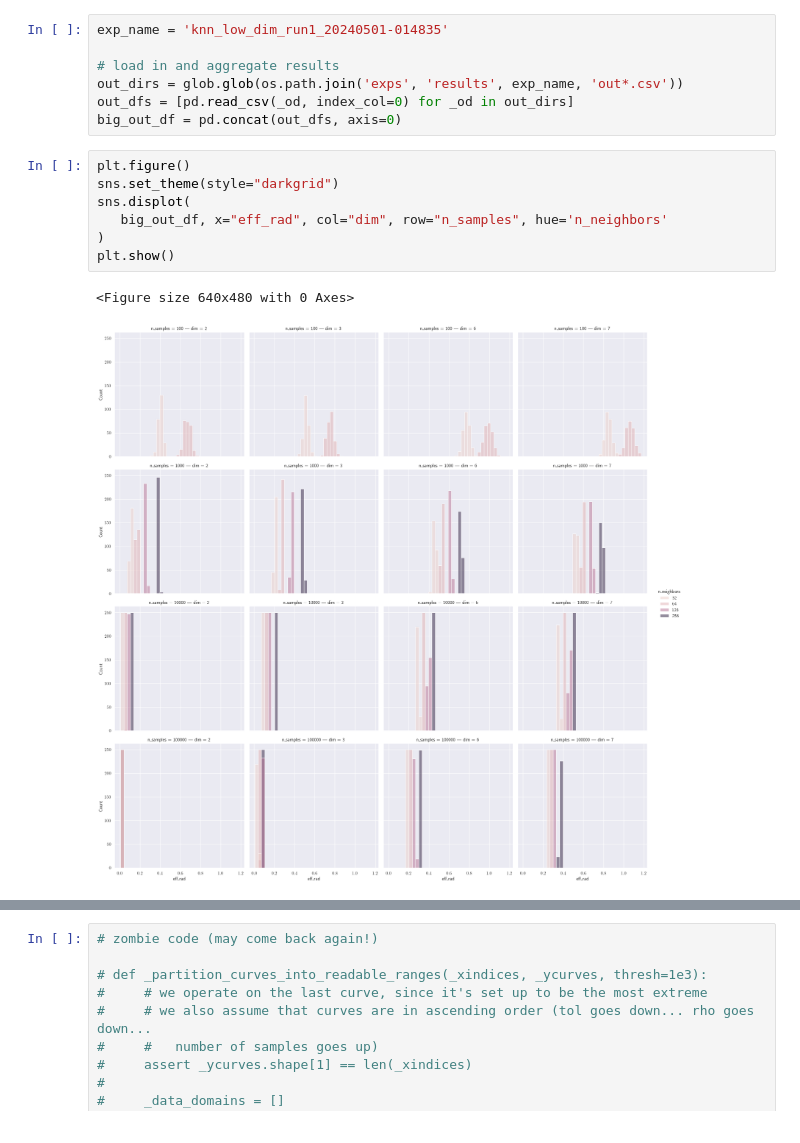
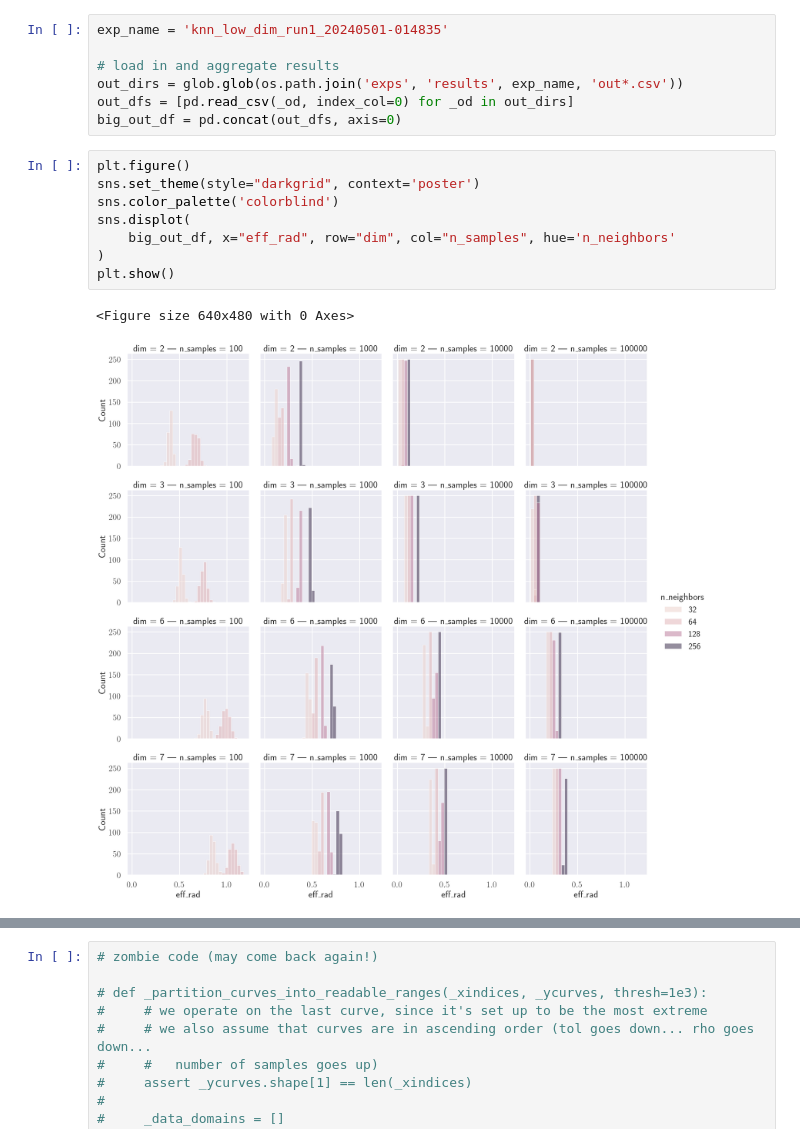
Before and after one commit to robustrobotics/nonasymptotic-mp, a Jupyter notebook: notebooks/designing_tractable_experiments.ipynb, the cells around one changed output, grey strips where cells are left out. Saved outputs shown, nothing was run; the diff lists cells and outputs as text.

```diff
--- a/notebooks/designing_tractable_experiments.ipynb
+++ b/notebooks/designing_tractable_experiments.ipynb
@@ -211,14 +213,15 @@ out_dfs = [pd.read_csv(_od, index_col=0) for _od in out_dirs]
 big_out_df = pd.concat(out_dfs, axis=0)
 # %%
 plt.figure()
-sns.set_theme(style="darkgrid")
+sns.set_theme(style="darkgrid", context='poster')
+sns.color_palette('colorblind')
 sns.displot(
-   big_out_df, x="eff_rad", col="dim", row="n_samples", hue='n_neighbors'
+    big_out_df, x="eff_rad", row="dim", col="n_samples", hue='n_neighbors'
 )
 plt.show()
 # %% [output]
 <Figure size 640x480 with 0 Axes>
-[figure, old version]
+[figure, new version]
 # %% [markdown]
 ## Conclusion (as far as low-dim $\leq 7$) are concerned
 
```
Also changed, not shown: parts of 14 cells of this notebook, 1 other file.
